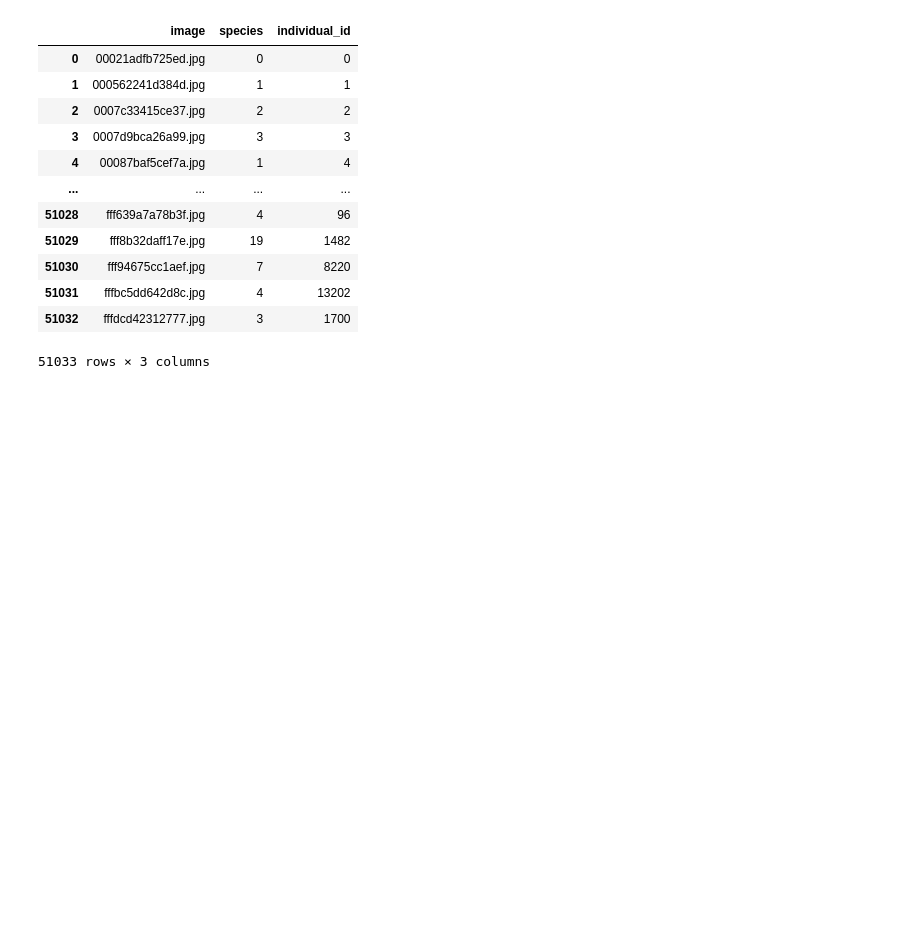
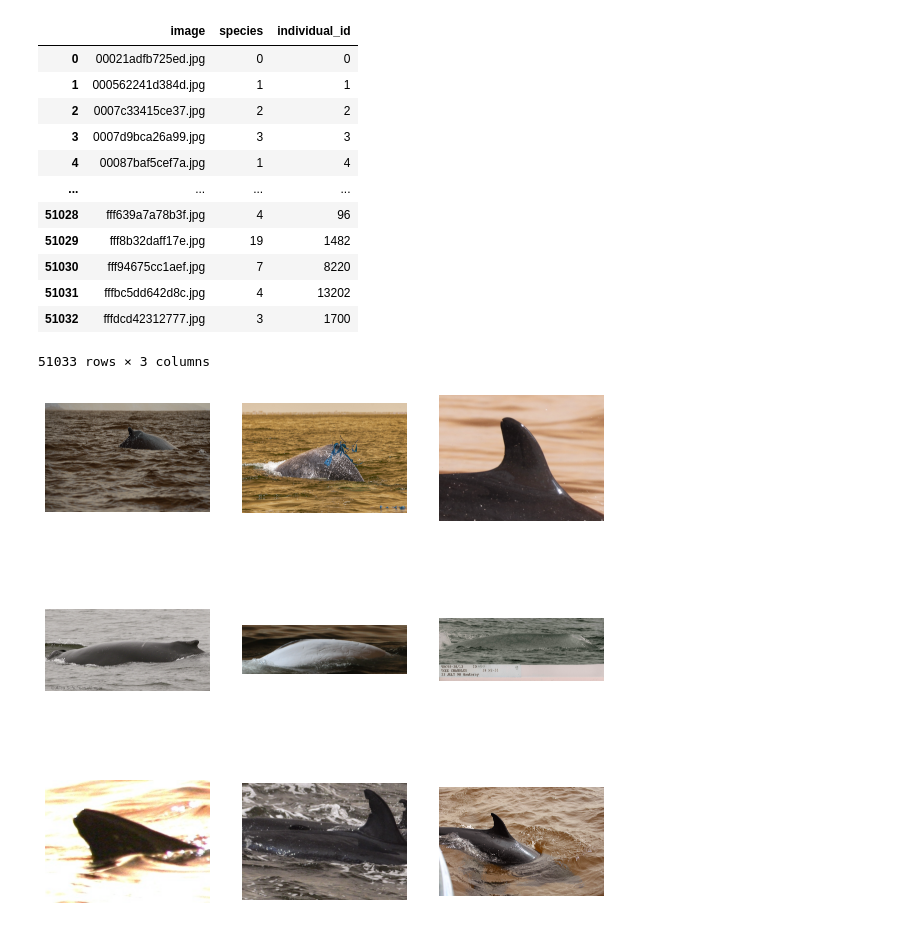
Before and after one commit to anirudh217sharma/Happy_Whale_and_Dolphins, a Jupyter notebook: marine-mammal-classification.ipynb, the cells around one changed output. Drawn from its saved outputs; the diff is of its cells as text; code cells hidden in the pictures; blank space fills up the shorter version.

Commit message:
Kaggle Notebook | Marine_Mammal_classification | Version 3

```diff
--- a/marine-mammal-classification.ipynb
+++ b/marine-mammal-classification.ipynb
@@ -175,3 +175,18 @@ train_df
 | 51031 | fffbc5dd642d8c.jpg | 4 | 13202 |
 | 51032 | fffdcd42312777.jpg | 3 | 1700 |
 51033 rows × 3 columns
+# %%
+# Inspecting the trianing images
+train_dir = '/kaggle/input/happy-whale-and-dolphin/train_images/'
+test_dir = '/kaggle/input/happy-whale-and-dolphin/test_images/'
+
+plt.figure(figsize=(10, 10))
+for idx,image in enumerate(os.listdir(train_dir)):
+    if idx >= 9:
+        break
+    image_array = cv2.imread(train_dir + image)
+    ax = plt.subplot(3, 3, idx + 1)
+    plt.imshow(image_array)
+    plt.axis("off")
+# %% [output]
+[figure, added]
```
